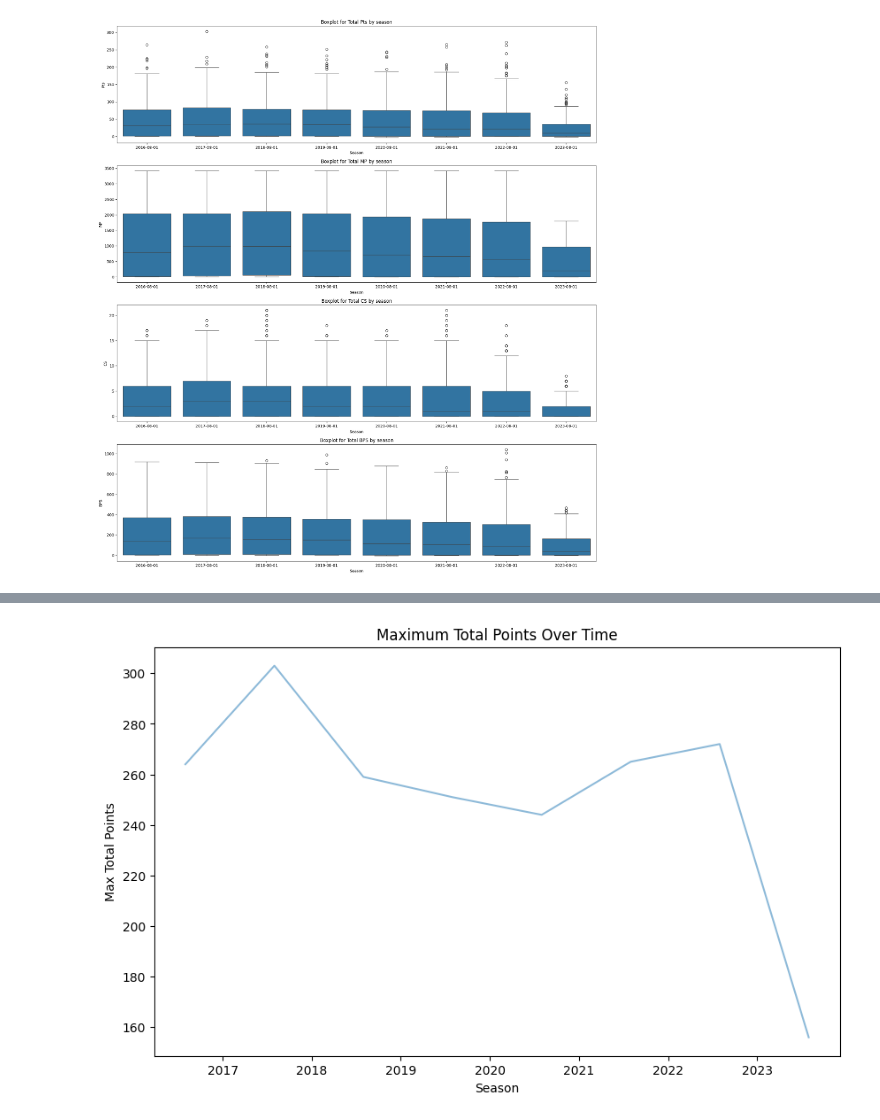
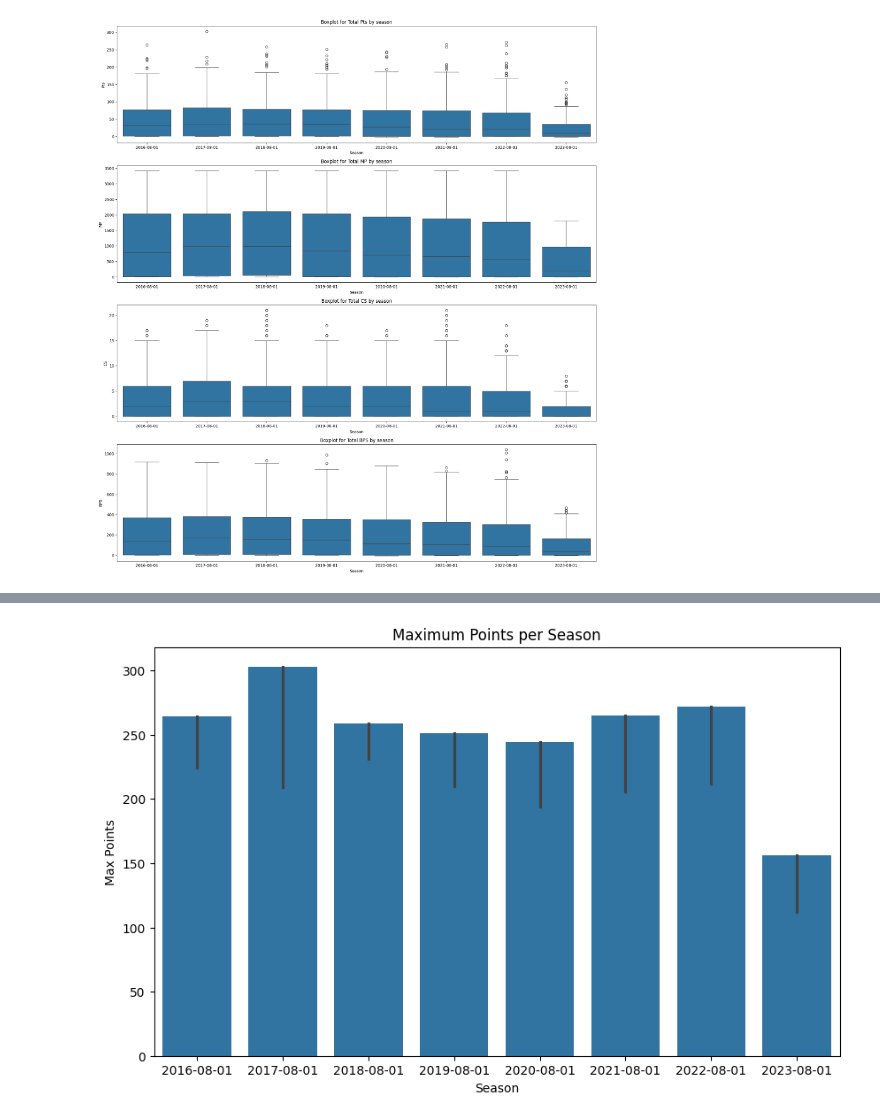
Before and after one commit to cliffordkaosei/Fantasy-Premier-League, a Jupyter notebook: Data Modelling/EDA.ipynb, the cells around one changed output, grey strips where cells are left out. Cells and saved outputs as stored; diff of their text form; code cells hidden in the pictures.

```diff
--- a/Data Modelling/EDA.ipynb
+++ b/Data Modelling/EDA.ipynb
@@ -6,4 +7,5 @@ from scipy.stats import zscore
 # %%
-#Load the data
-training_data = pd.read_csv('C:/Users/clifford.osei/Documents/Fantasy-Premier-League/Fantasy-Premier-League/Data Collection/Datasets/raw_data_combined.csv')
+#Import file from path
+file_path = 'C:/Users/clifford.osei/Documents/Fantasy-Premier-League/Fantasy-Premier-League/Data Collection/Datasets/raw_data_combined.csv'
+training_data = pd.read_csv(file_path)
 # %%
@@ -63,3 +64,11 @@ historical_data
 historical_data.Season.dtype
 # %% [output]
 dtype('<M8[ns]')
+# %%
+#Checking for duplicates
+duplicates = historical_data.duplicated().sum()
+
+if duplicates is not None:
+    historical_data.drop_duplicates(inplace=True)
+
+print('Number of duplicate rows =', duplicates)
@@ -135,12 +166,12 @@ plt.show()
 # %%
-# Group by 'Season' and calculate the maximum points for each season
-max_points_per_season = historical_data.groupby('Season')['Pts'].max()
+#Bar chart for max points per season
+plt.figure(figsize=(10, 6))
 
-plt.figure(figsize=(10, 6))
-plt.plot(max_points_per_season.index, max_points_per_season, alpha=0.5)
-plt.title('Maximum Total Points Over Time')
+sns.barplot(x='Season', y='Pts', data=historical_data, estimator=max)
+
+plt.title('Maximum Points per Season')
 plt.xlabel('Season')
-plt.ylabel('Max Total Points')
+plt.ylabel('Max Points')
 plt.show()
 # %% [output]
-[figure, old version]
+[figure, new version]
```
Also changed, not shown: parts of 21 cells of this notebook.
